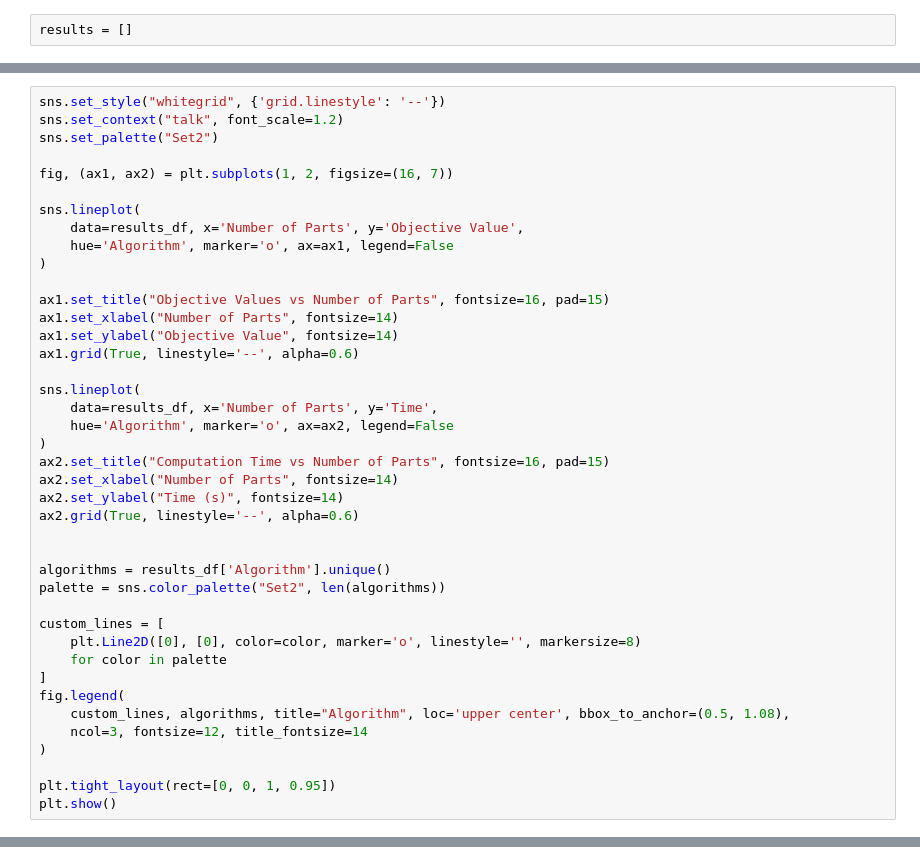
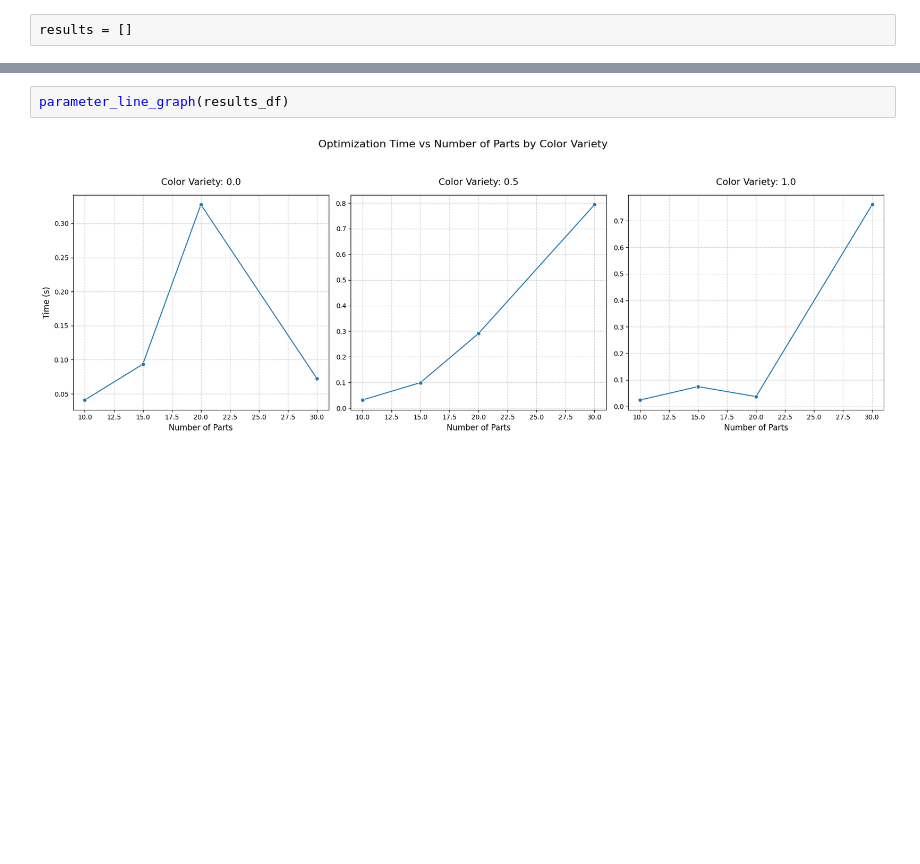
Before and after one commit to emrekuruu/Production_Planning, a Jupyter notebook: demo.ipynb, the cells around one changed output, grey strips where cells are left out. Cells and saved outputs as stored; diff of their text form; blank space fills up the shorter version.

```diff
--- a/demo.ipynb
+++ b/demo.ipynb
@@ -100,41 +102,0 @@ results_df
-# %%
-sns.set_style("whitegrid", {'grid.linestyle': '--'})
-sns.set_context("talk", font_scale=1.2)
-sns.set_palette("Set2")
-
-fig, (ax1, ax2) = plt.subplots(1, 2, figsize=(16, 7))
-
-sns.lineplot(
-    data=results_df, x='Number of Parts', y='Objective Value',
-    hue='Algorithm', marker='o', ax=ax1, legend=False
-)
-
-ax1.set_title("Objective Values vs Number of Parts", fontsize=16, pad=15)
-ax1.set_xlabel("Number of Parts", fontsize=14)
-ax1.set_ylabel("Objective Value", fontsize=14)
-ax1.grid(True, linestyle='--', alpha=0.6)
-
-sns.lineplot(
-    data=results_df, x='Number of Parts', y='Time',
-    hue='Algorithm', marker='o', ax=ax2, legend=False
-)
-ax2.set_title("Computation Time vs Number of Parts", fontsize=16, pad=15)
-ax2.set_xlabel("Number of Parts", fontsize=14)
-ax2.set_ylabel("Time (s)", fontsize=14)
-ax2.grid(True, linestyle='--', alpha=0.6)
-
-
-algorithms = results_df['Algorithm'].unique()
-palette = sns.color_palette("Set2", len(algorithms))
-
-custom_lines = [
-    plt.Line2D([0], [0], color=color, marker='o', linestyle='', markersize=8)
-    for color in palette
-]
-fig.legend(
-    custom_lines, algorithms, title="Algorithm", loc='upper center', bbox_to_anchor=(0.5, 1.08),
-    ncol=3, fontsize=12, title_fontsize=14
-)
-
-plt.tight_layout(rect=[0, 0, 1, 0.95])
-plt.show()
@@ -154,0 +117,4 @@ tabu.visualize()
+# %%
+parameter_line_graph(results_df)
+# %% [output]
+[figure, added]
```
Also changed, not shown: parts of 17 cells of this notebook, 3 other files.
